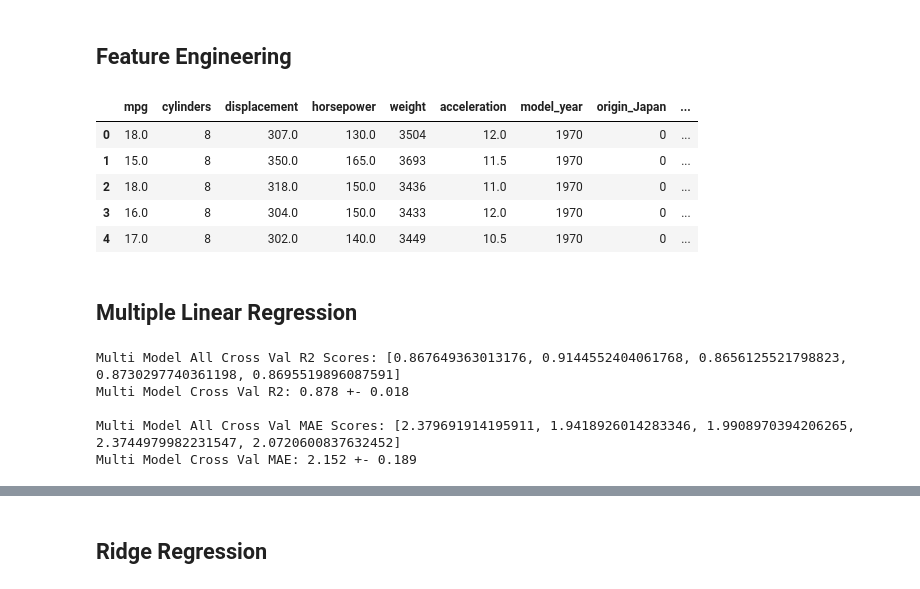
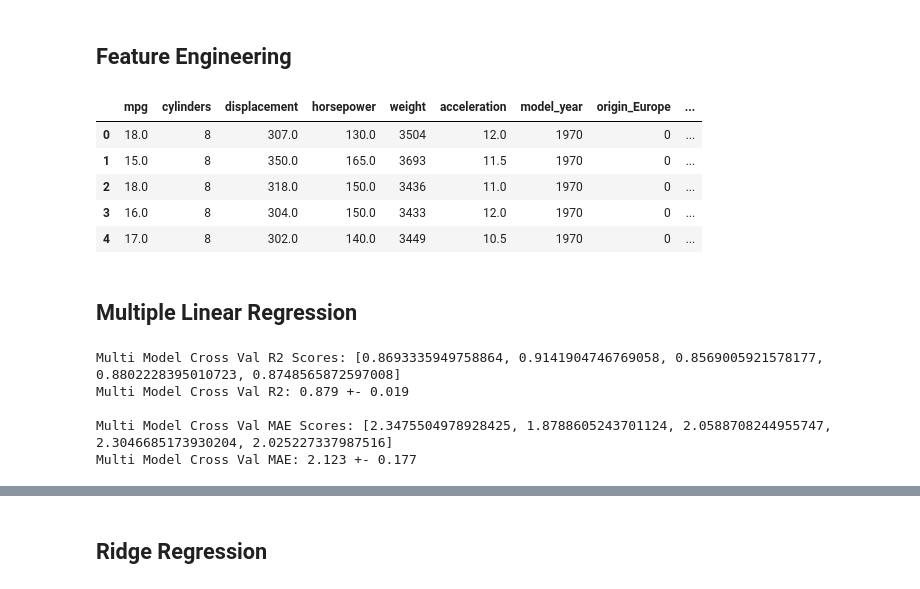
Before and after one commit to GeorgeScriptt/Vehicle-Fuel-Efficiency-Prediction, a Jupyter notebook: Vehicle-Fuel-Efficiency-Analysis-and-Modelling.ipynb, the cells around one changed output, grey strips where cells are left out. Drawn from its saved outputs; the diff is of its cells as text; code cells hidden in the pictures.

```diff
--- a/Vehicle-Fuel-Efficiency-Analysis-and-Modelling.ipynb
+++ b/Vehicle-Fuel-Efficiency-Analysis-and-Modelling.ipynb
@@ -277,7 +277,6 @@ sns.boxplot(data=auto_df, x="origin", y="mpg", ax=axs[1]);
 # %%
 # Dropping car_name due to high-cardinality and converting categorical columns to numeric
 auto_df = pd.get_dummies(auto_df.drop("car_name", axis=1),
-                         drop_first=True,
                          dtype=int)
 auto_df.head()
 # %% [output]
@@ -345,14 +344,15 @@ Base Model Test R2 Score: 0.71
 # %%
 auto_df = auto_df.assign(
     weight_2 = auto_df.weight ** 2,
+    displacement_2 = auto_df.displacement ** 2,
     horsepower_2 = auto_df.horsepower ** 2,
     acceleration_2 = auto_df.acceleration ** 2,
     cylinders_2 = auto_df.cylinders ** 2,
 )
 
 auto_df.head()
 # %% [output]
-|  | mpg | cylinders | displacement | horsepower | weight | acceleration | model_year | origin_Japan | ... |
+|  | mpg | cylinders | displacement | horsepower | weight | acceleration | model_year | origin_Europe | ... |
 | 0 | 18.0 | 8 | 307.0 | 130.0 | 3504 | 12.0 | 1970 | 0 | ... |
 | 1 | 15.0 | 8 | 350.0 | 165.0 | 3693 | 11.5 | 1970 | 0 | ... |
 | 2 | 18.0 | 8 | 318.0 | 150.0 | 3436 | 11.0 | 1970 | 0 | ... |
@@ -421,17 +423,17 @@ def cross_validation(predictors, target):
 # %%
 # Fit model and return validation score using cross validation
-multi_model, cross_val_r2, cross_val_mae, r2_scores, mae_scores = cross_validation(X_train, y_train)
+multi_model, r2_scores, cross_val_r2, mae_scores, cross_val_mae = cross_validation(X_train, y_train)
 
-print(f"Multi Model All Cross Val R2 Scores: {r2_scores}")
+print(f"Multi Model Cross Val R2 Scores: {r2_scores}")
 print(f"Multi Model Cross Val R2: {cross_val_r2}")
-print(f"\nMulti Model All Cross Val MAE Scores: {mae_scores}")
+print(f"\nMulti Model Cross Val MAE Scores: {mae_scores}")
 print(f"Multi Model Cross Val MAE: {cross_val_mae}")
 # %% [output]
-Multi Model All Cross Val R2 Scores: [0.867649363013176, 0.9144552404061768, 0.8656125521798823, 0.8730297740361198, 0.8695519896087591]
-Multi Model Cross Val R2: 0.878 +- 0.018
+Multi Model Cross Val R2 Scores: [0.8693335949758864, 0.9141904746769058, 0.8569005921578177, 0.8802228395010723, 0.8748565872597008]
+Multi Model Cross Val R2: 0.879 +- 0.019
 
-Multi Model All Cross Val MAE Scores: [2.379691914195911, 1.9418926014283346, 1.9908970394206265, 2.3744979982231547, 2.0720600837632452]
-Multi Model Cross Val MAE: 2.152 +- 0.189
+Multi Model Cross Val MAE Scores: [2.3475504978928425, 1.8788605243701124, 2.0588708244955747, 2.3046685173930204, 2.025227337987516]
+Multi Model Cross Val MAE: 2.123 +- 0.177
 # %%
 multi_model.summary()
 # %% [output]
```
Also changed, not shown: parts of 20 cells of this notebook.
